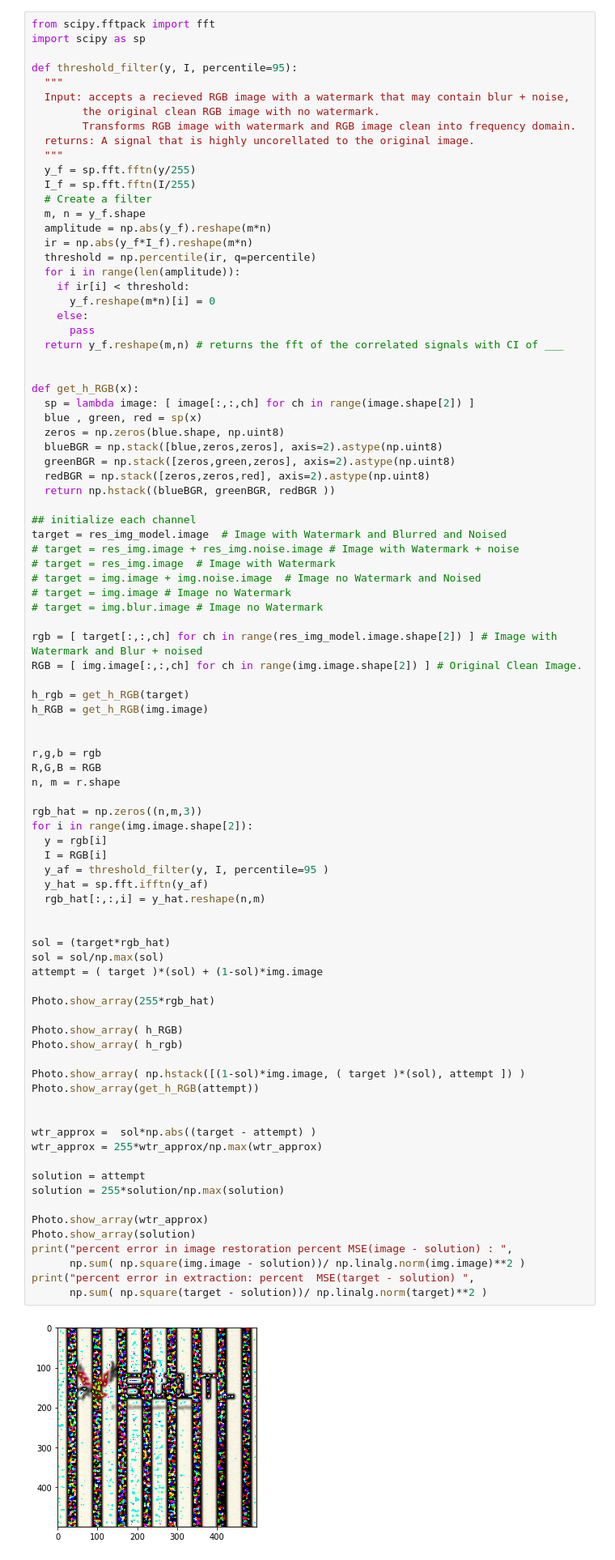
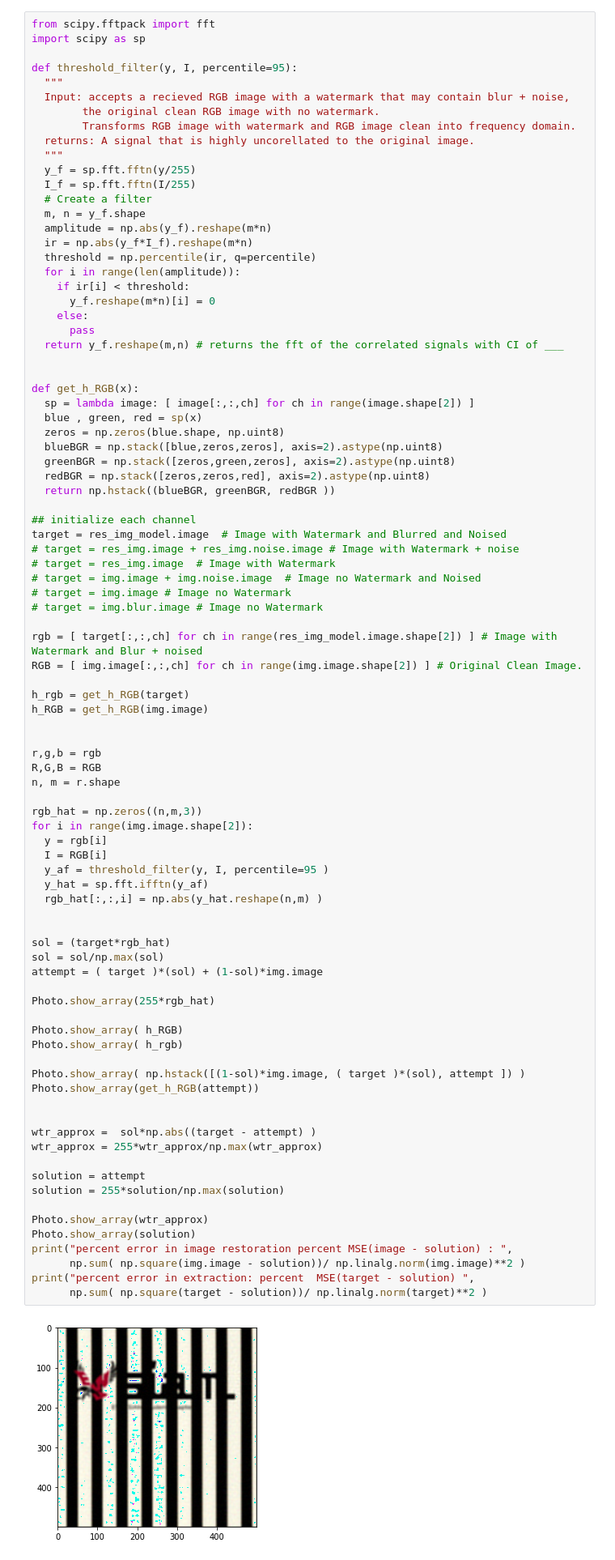
Before and after one commit to Babcock-R17/Image-Processing, a Jupyter notebook: Independent_Study.ipynb, the cells around one changed output. Shown at 81% size. Cells and saved outputs as stored; diff of their text form.

```diff
--- a/Independent_Study.ipynb
+++ b/Independent_Study.ipynb
@@ -690,36 +690,36 @@ for i in range(img.image.shape[2]):
   I = RGB[i]
   y_af = threshold_filter(y, I, percentile=95 )
   y_hat = sp.fft.ifftn(y_af)
-  rgb_hat[:,:,i] = y_hat.reshape(n,m)
+  rgb_hat[:,:,i] = np.abs(y_hat.reshape(n,m) )
 
 
 sol = (target*rgb_hat)
 sol = sol/np.max(sol)
 attempt = ( target )*(sol) + (1-sol)*img.image
 
 Photo.show_array(255*rgb_hat)
 
 Photo.show_array( h_RGB)
 Photo.show_array( h_rgb)
 
 Photo.show_array( np.hstack([(1-sol)*img.image, ( target )*(sol), attempt ]) )
 Photo.show_array(get_h_RGB(attempt))
 
 
 wtr_approx =  sol*np.abs((target - attempt) )
 wtr_approx = 255*wtr_approx/np.max(wtr_approx)
 
 solution = attempt
 solution = 255*solution/np.max(solution)
 
 Photo.show_array(wtr_approx)
 Photo.show_array(solution)
 print("percent error in image restoration percent MSE(image - solution) : ",
       np.sum( np.square(img.image - solution))/ np.linalg.norm(img.image)**2 )
 print("percent error in extraction: percent  MSE(target - solution) ",
       np.sum( np.square(target - solution))/ np.linalg.norm(target)**2 )
 # %% [output]
-[figure, old version]
+[figure, new version]
 [figure]
 [figure]
 [figure]
```
Also changed, not shown: parts of 1 cell of this notebook.
